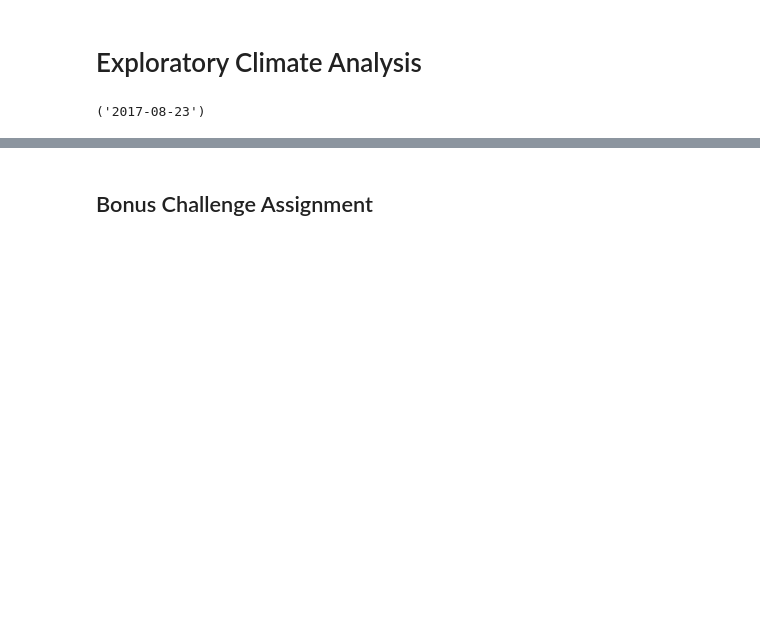
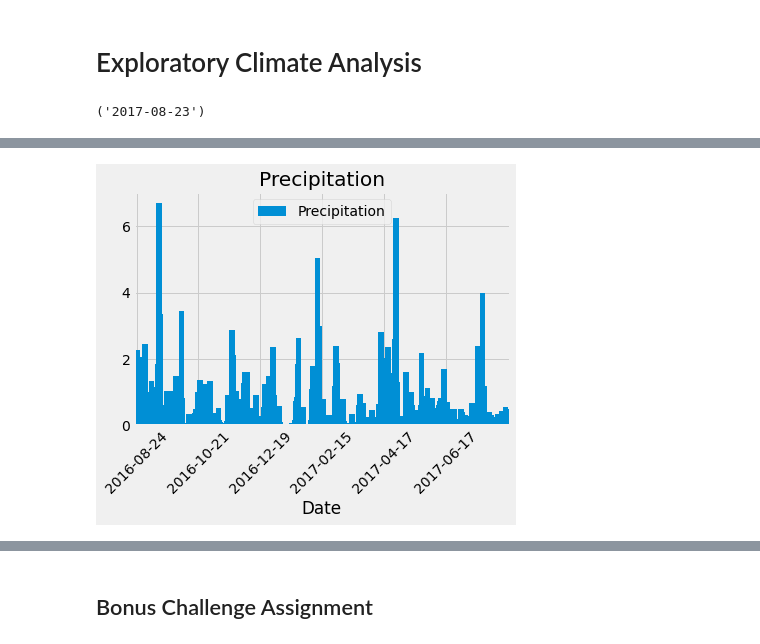
Before and after one commit to scavazos4/sqlalchemy-challenge, a Jupyter notebook: climate_starter.ipynb, the cells around one changed output, grey strips where cells are left out. Drawn from its saved outputs; the diff is of its cells as text; code cells hidden in the pictures; blank space fills up the shorter version.

```diff
--- a/climate_starter.ipynb
+++ b/climate_starter.ipynb
@@ -102 +94,8 @@ AttributeError: 'NoneType' object has no attribute 'head'
+# %%
+ax = precip.plot.bar(title="Precipitation", width = 30)
+ax = plt.locator_params(nbins=6)
+ax = plt.xticks(rotation = 45)
+plt.show()
+# %% [output]
+[figure, added]
 # %%
```
Also changed, not shown: parts of 7 cells of this notebook.
